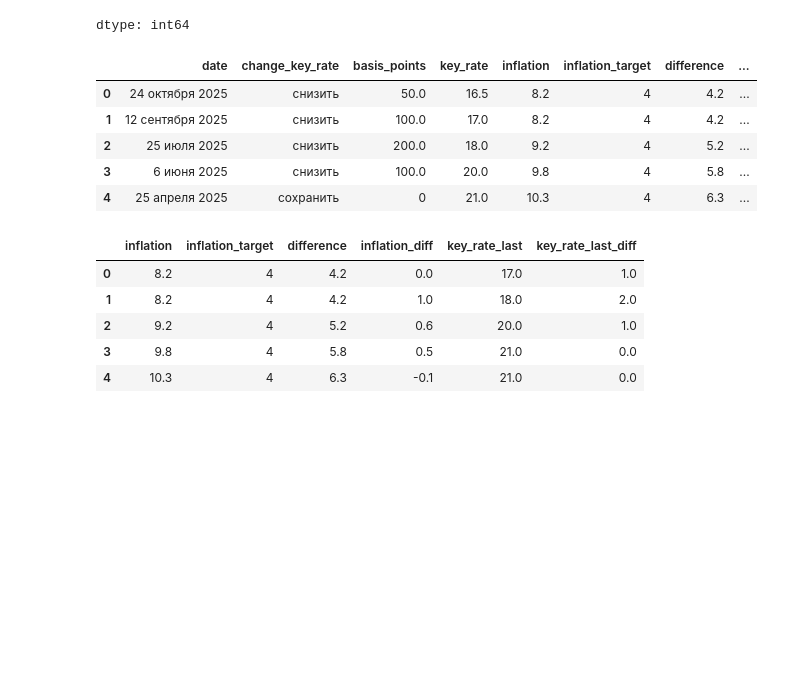
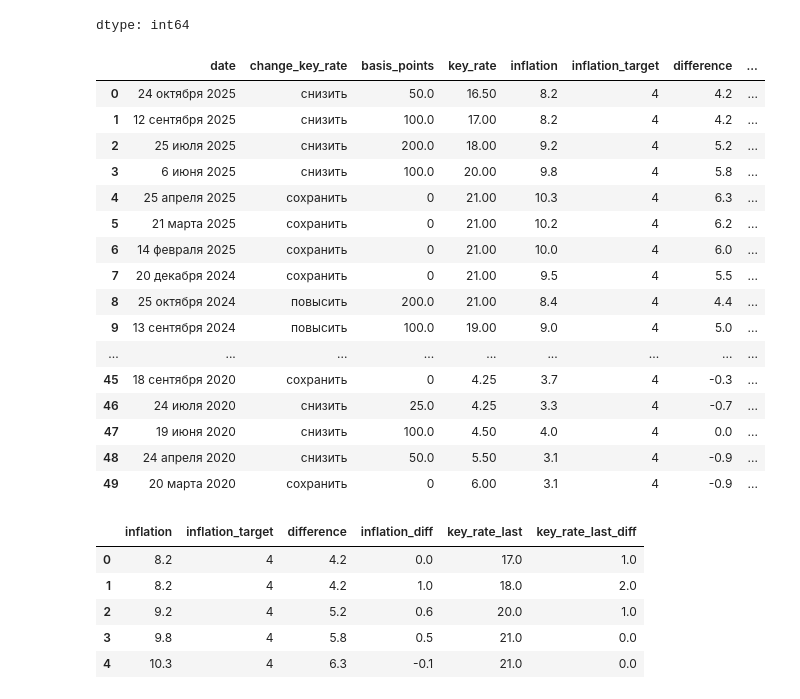
Before and after one commit to HSEAi2025Team-7/keyRateForecast, a Jupyter notebook: ML_key_rate.ipynb, the cells around one changed output. Saved outputs shown, nothing was run; the diff lists cells and outputs as text; code cells hidden in the pictures; blank space fills up the shorter version.

```diff
--- a/ML_key_rate.ipynb
+++ b/ML_key_rate.ipynb
@@ -21,14 +21,18 @@ Data columns (total 5 columns):
 dtypes: float64(3), object(2)
 memory usage: 2.1+ KB
 # %%
+# заполняем пропуски вручную
+idx = key[key["inflation"].isna()].index
+new_vals = [11, 14.3, 15.9, 17.8, 17.8, 9.5, 6, 5.7, 5.2, 4, 3.1, 3.1]
+for i, val in zip(idx, new_vals):
+    key.at[i, "inflation"] = val
+# заполняем пропуски вручную
+idx = key[key["key_rate"].isna()].index
+new_vals_k = [20, 20]
+for i, val_k in zip(idx, new_vals_k):
+    key.at[i, "key_rate"] = val_k
 # заполняем медианой basis_point
 key['basis_points'] = key['basis_points'].fillna('0')
-# заполняем медианой key_rate
-med_key_rate = key['key_rate'].median()
-key['key_rate'] = key['key_rate'].fillna(med_key_rate)
-# заполняем пропуск медианой
-med_inflation = key["inflation"].median()
-key["inflation"] = key["inflation"].fillna(med_inflation)
 # добавляем колонку цель по инфляции = 4
 key['inflation_target'] = 4
 # добавляем колонку разница между инфляцией и целью по инфляции
@@ -43,7 +47,7 @@ key['key_rate_last'] = key['key_rate'].shift(-1)
 med_key_rate_last = key['key_rate_last'].median()
 key['key_rate_last'] = key['key_rate_last'].fillna(med_key_rate_last)
 # на сколько изменилась ставка
-key['key_rate_last_diff'] = key['key_rate_last'].diff().shift(-1)
+key['key_rate_last_diff'] = key['key_rate_last'] - key['key_rate_last'].shift(-1)
 med_key_rate_diff = key["key_rate_last_diff"].median()
 key["key_rate_last_diff"] = key["key_rate_last_diff"].fillna(med_key_rate_diff)
 # %%
@@ -62,14 +66,25 @@ key.isna().sum()
 | key_rate_last_diff | 0 |
 dtype: int64
 # %%
-key.head()
+key.head(50)
 # %% [output]
 |  | date | change_key_rate | basis_points | key_rate | inflation | inflation_target | difference | ... |
-| 0 | 24 октября 2025 | снизить | 50.0 | 16.5 | 8.2 | 4 | 4.2 | ... |
-| 1 | 12 сентября 2025 | снизить | 100.0 | 17.0 | 8.2 | 4 | 4.2 | ... |
-| 2 | 25 июля 2025 | снизить | 200.0 | 18.0 | 9.2 | 4 | 5.2 | ... |
-| 3 | 6 июня 2025 | снизить | 100.0 | 20.0 | 9.8 | 4 | 5.8 | ... |
-| 4 | 25 апреля 2025 | сохранить | 0 | 21.0 | 10.3 | 4 | 6.3 | ... |
+| 0 | 24 октября 2025 | снизить | 50.0 | 16.50 | 8.2 | 4 | 4.2 | ... |
+| 1 | 12 сентября 2025 | снизить | 100.0 | 17.00 | 8.2 | 4 | 4.2 | ... |
+| 2 | 25 июля 2025 | снизить | 200.0 | 18.00 | 9.2 | 4 | 5.2 | ... |
+| 3 | 6 июня 2025 | снизить | 100.0 | 20.00 | 9.8 | 4 | 5.8 | ... |
+| 4 | 25 апреля 2025 | сохранить | 0 | 21.00 | 10.3 | 4 | 6.3 | ... |
+| 5 | 21 марта 2025 | сохранить | 0 | 21.00 | 10.2 | 4 | 6.2 | ... |
+| 6 | 14 февраля 2025 | сохранить | 0 | 21.00 | 10.0 | 4 | 6.0 | ... |
+| 7 | 20 декабря 2024 | сохранить | 0 | 21.00 | 9.5 | 4 | 5.5 | ... |
+| 8 | 25 октября 2024 | повысить | 200.0 | 21.00 | 8.4 | 4 | 4.4 | ... |
+| 9 | 13 сентября 2024 | повысить | 100.0 | 19.00 | 9.0 | 4 | 5.0 | ... |
+| ... | ... | ... | ... | ... | ... | ... | ... | ... |
+| 45 | 18 сентября 2020 | сохранить | 0 | 4.25 | 3.7 | 4 | -0.3 | ... |
+| 46 | 24 июля 2020 | снизить | 25.0 | 4.25 | 3.3 | 4 | -0.7 | ... |
+| 47 | 19 июня 2020 | снизить | 100.0 | 4.50 | 4.0 | 4 | 0.0 | ... |
+| 48 | 24 апреля 2020 | снизить | 50.0 | 5.50 | 3.1 | 4 | -0.9 | ... |
+| 49 | 20 марта 2020 | сохранить | 0 | 6.00 | 3.1 | 4 | -0.9 | ... |
 # %%
 # делим на матрицу признаков и целевую переменную
 X1 = key[['inflation', 'inflation_target', 'difference', 'inflation_diff', 'key_rate_last', 'key_rate_last_diff']]
```
Also changed, not shown: parts of 4 cells of this notebook.
